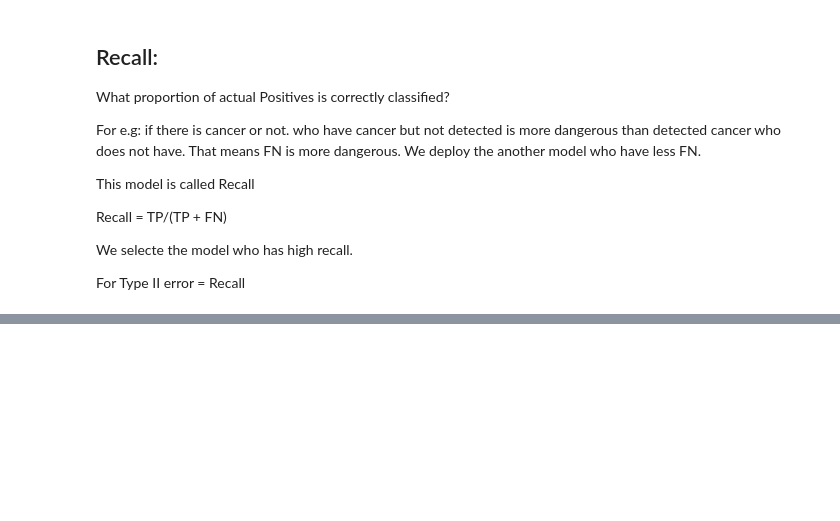
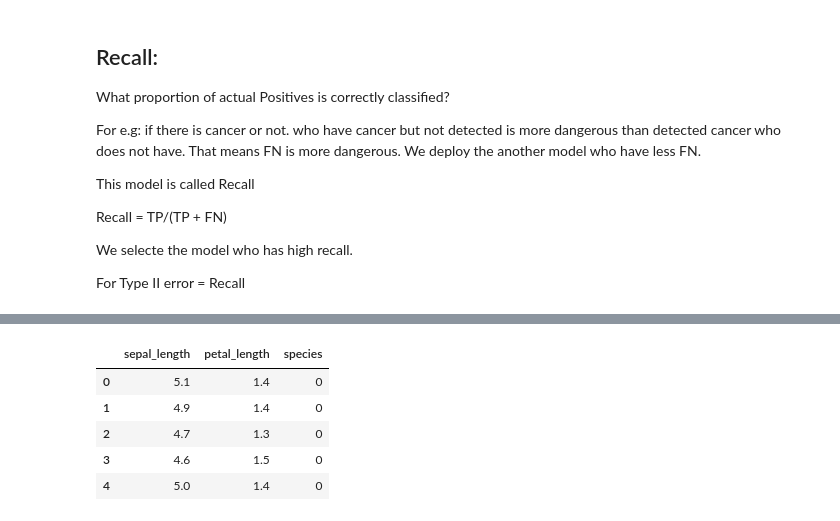
Before and after one commit to Avit-hodibu/Regression, a Jupyter notebook: Logistic_regression.ipynb, the cells around one changed output, grey strips where cells are left out. Cells and saved outputs as stored; diff of their text form; code cells hidden in the pictures; blank space fills up the shorter version.

```diff
--- a/Logistic_regression.ipynb
+++ b/Logistic_regression.ipynb
@@ -463,0 +628,10 @@ When we dont know type I or II is more dangerous. There always trade off between
+# %%
+df = df[['sepal_length','petal_length','species']]
+df.head()
+# %% [output]
+|  | sepal_length | petal_length | species |
+| 0 | 5.1 | 1.4 | 0 |
+| 1 | 4.9 | 1.4 | 0 |
+| 2 | 4.7 | 1.3 | 0 |
+| 3 | 4.6 | 1.5 | 0 |
+| 4 | 5.0 | 1.4 | 0 |
```
Also changed, not shown: parts of 19 cells of this notebook.
